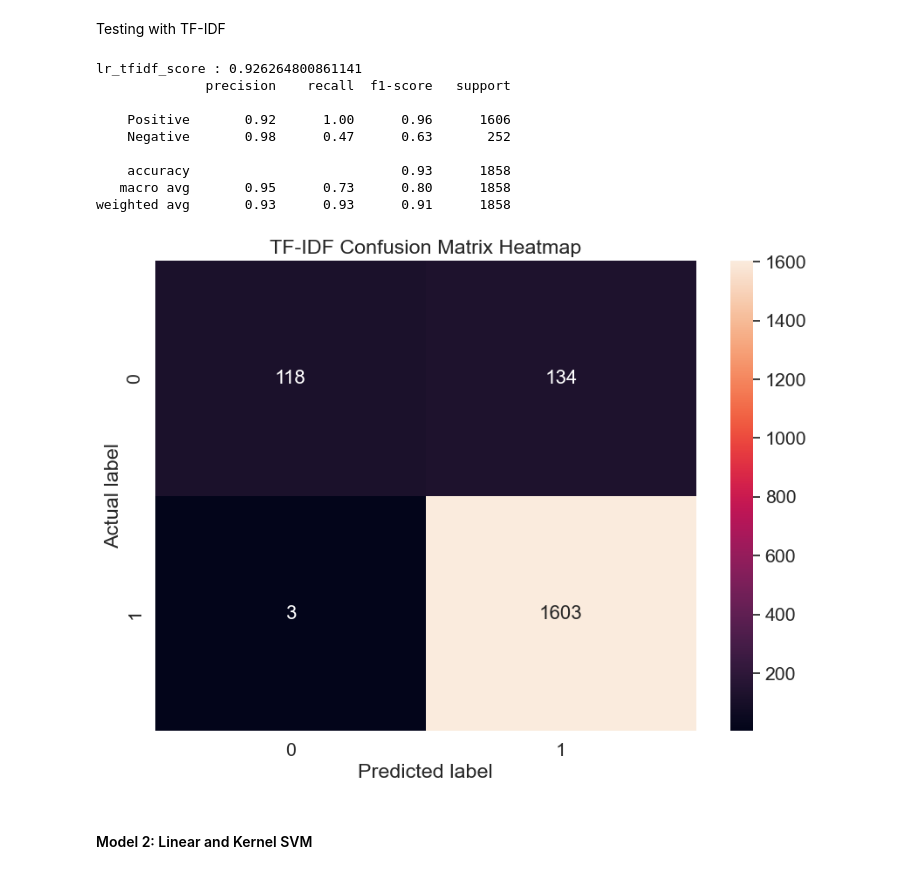
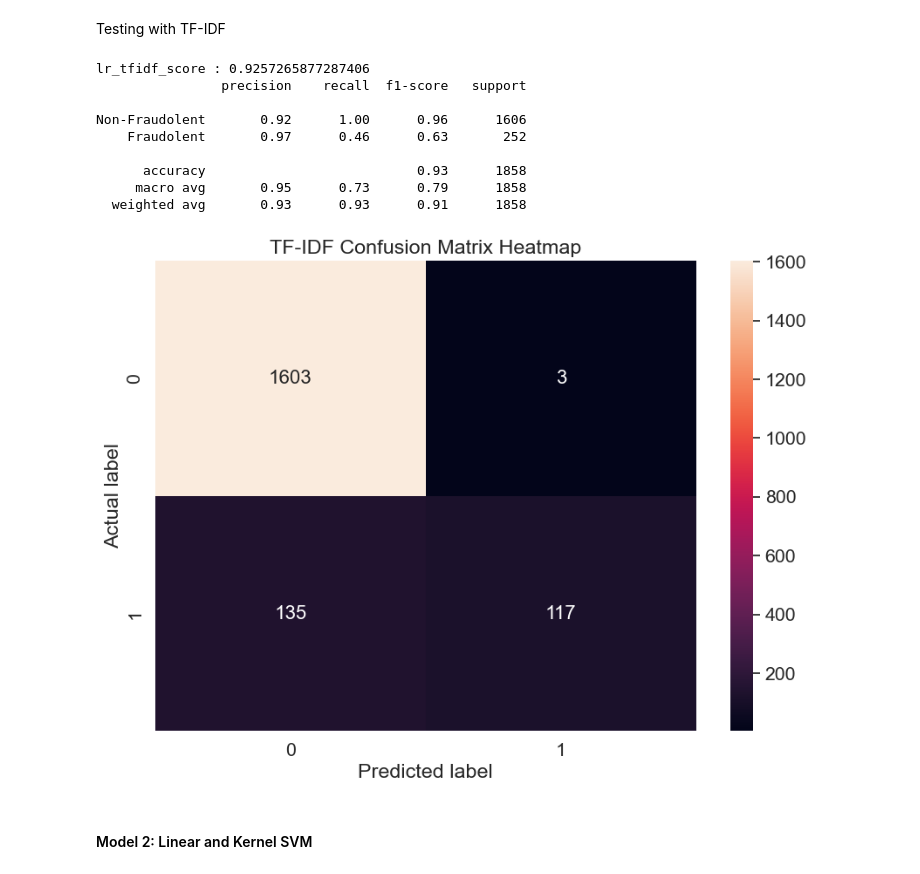
Before and after one commit to birnart/ai_safecom, a Jupyter notebook: main.ipynb, the cells around one changed output. Drawn from its saved outputs; the diff is of its cells as text; code cells hidden in the pictures.

```diff
--- a/main.ipynb
+++ b/main.ipynb
@@ -406,11 +436,11 @@ lr_bow_score=accuracy_score(test_sentiments,lr_bow_predict)
 print("lr_bow_score :",lr_bow_score)
 
 # Classification report for bag of words
-lr_bow_report=classification_report(test_sentiments,lr_bow_predict,target_names=['Positive','Negative'])
+lr_bow_report=classification_report(test_sentiments,lr_bow_predict,target_names=["Non-Fraudolent","Fraudolent"])
 print(lr_bow_report)
 
 # confusion matrix for bag of words
-cm_bow=confusion_matrix(test_sentiments,lr_bow_predict,labels=[1,0])
+cm_bow=confusion_matrix(test_sentiments,lr_bow_predict,labels=[0,1])
 conf_matrices["lr_bow"] = cm_bow
 
 plt.figure(figsize=(10,7))
@@ -445,35 +475,35 @@ Testing with TF-IDF
 # %%
 # Accuracy score for tfidf features
 lr_tfidf_score=accuracy_score(test_sentiments,lr_tfidf_predict)
 print("lr_tfidf_score :",lr_tfidf_score)
 
 # Classification report for tfidf features
-lr_tfidf_report=classification_report(test_sentiments,lr_tfidf_predict,target_names=['Positive','Negative'])
+lr_tfidf_report=classification_report(test_sentiments,lr_tfidf_predict,target_names=["Non-Fraudolent","Fraudolent"])
 print(lr_tfidf_report)
 
 #confusion matrix for tfidf features
-cm_tfidf=confusion_matrix(test_sentiments,lr_tfidf_predict,labels=[1,0])
+cm_tfidf=confusion_matrix(test_sentiments,lr_tfidf_predict,labels=[0,1])
 conf_matrices["lr_tfidf"] = cm_tfidf
 
 plt.figure(figsize=(10,7))
 sns.set(font_scale=1.4)  # for label size
 sns.heatmap(cm_tfidf, annot=True, annot_kws={"size": 16}, fmt='g')  # fmt='g' is a format option to suppress scientific notation
 
 plt.ylabel('Actual label')
 plt.xlabel('Predicted label')
 plt.title('TF-IDF Confusion Matrix Heatmap')
 plt.show()
 # %% [output]
-lr_tfidf_score : 0.926264800861141
-              precision    recall  f1-score   support
+lr_tfidf_score : 0.9257265877287406
+                precision    recall  f1-score   support
 
-    Positive       0.92      1.00      0.96      1606
-    Negative       0.98      0.47      0.63       252
+Non-Fraudolent       0.92      1.00      0.96      1606
+    Fraudolent       0.97      0.46      0.63       252
 
-    accuracy                           0.93      1858
-   macro avg       0.95      0.73      0.80      1858
-weighted avg       0.93      0.93      0.91      1858
+      accuracy                           0.93      1858
+     macro avg       0.95      0.73      0.79      1858
+  weighted avg       0.93      0.93      0.91      1858
-[figure, old version]
+[figure, new version]
 # %% [markdown]
 <h4>Model 2: Linear and Kernel SVM</h4>
 # %% [markdown]
```
Also changed, not shown: parts of 19 cells of this notebook.
